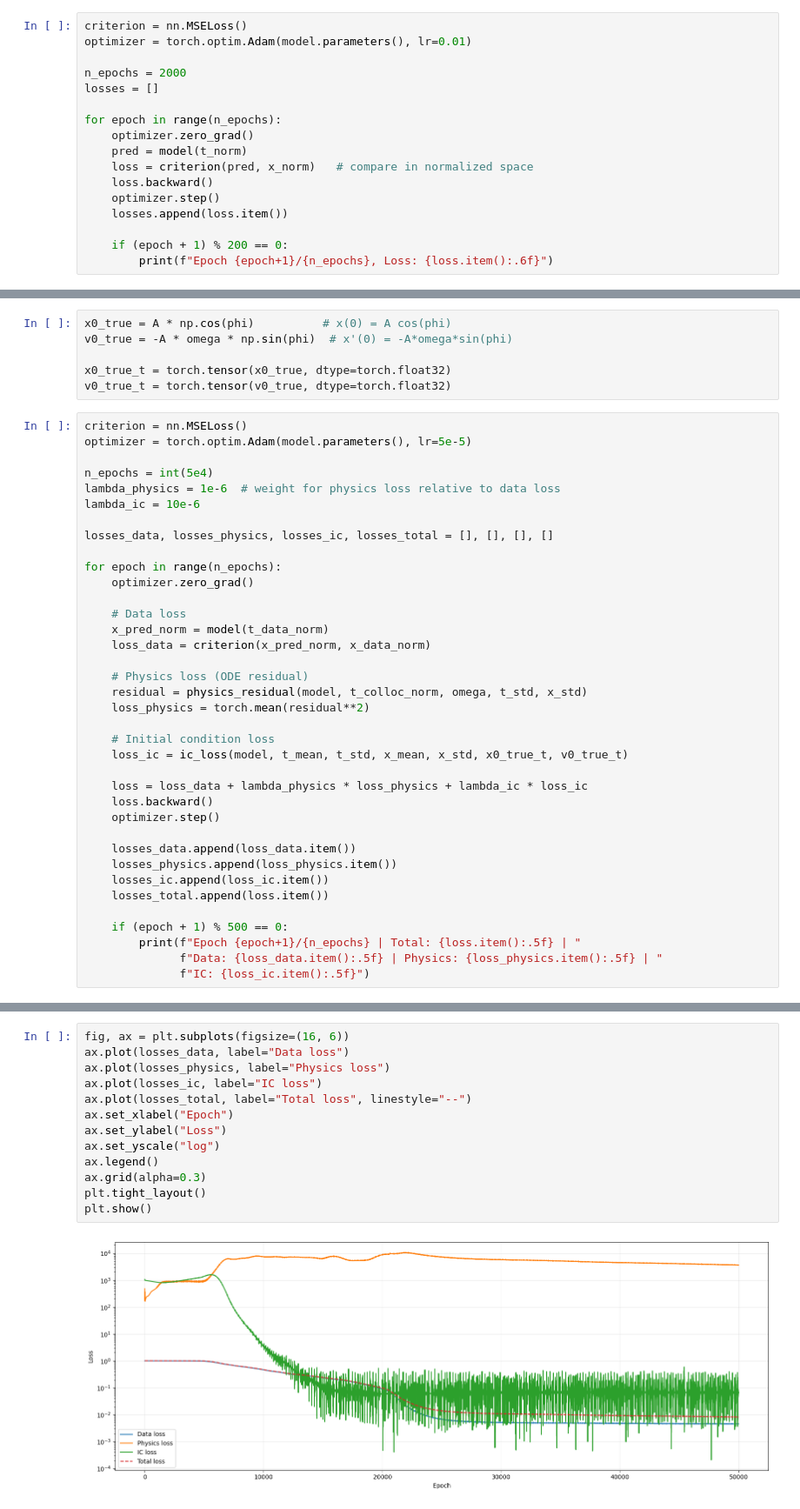
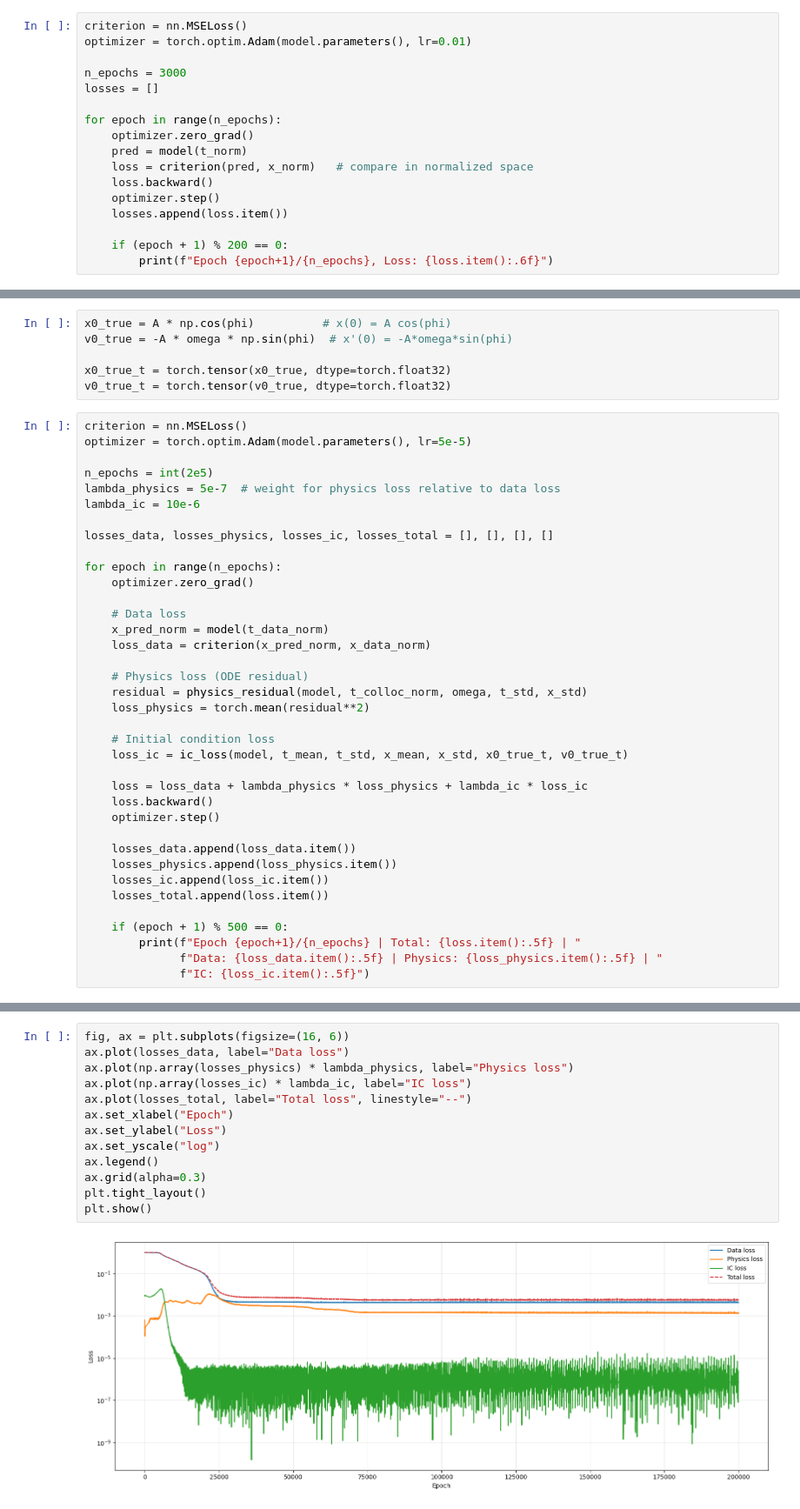
Before and after one commit to GamuceroJP/Thesis, a Jupyter notebook: PINN_examples/simple_HarmonicOsc.ipynb, the cells around one changed output, grey strips where cells are left out. Shown at 87% size. Cells and saved outputs as stored; diff of their text form.

```diff
--- a/PINN_examples/simple_HarmonicOsc.ipynb
+++ b/PINN_examples/simple_HarmonicOsc.ipynb
@@ -82,7 +82,7 @@ model = SHONet()
 criterion = nn.MSELoss()
 optimizer = torch.optim.Adam(model.parameters(), lr=0.01)
 
-n_epochs = 2000
+n_epochs = 3000
 losses = []
 
 for epoch in range(n_epochs):
@@ -288,8 +292,8 @@ v0_true_t = torch.tensor(v0_true, dtype=torch.float32)
 criterion = nn.MSELoss()
 optimizer = torch.optim.Adam(model.parameters(), lr=5e-5)
 
-n_epochs = int(5e4)
-lambda_physics = 1e-6  # weight for physics loss relative to data loss
+n_epochs = int(2e5)
+lambda_physics = 5e-7  # weight for physics loss relative to data loss
 lambda_ic = 10e-6
 
 losses_data, losses_physics, losses_ic, losses_total = [], [], [], []
@@ -342,18 +346,18 @@ Epoch 50000/50000 | Total: 0.00813 | Data: 0.00453 | Physics: 3600.99854 | IC: 0
 # %%
 fig, ax = plt.subplots(figsize=(16, 6))
 ax.plot(losses_data, label="Data loss")
-ax.plot(losses_physics, label="Physics loss")
-ax.plot(losses_ic, label="IC loss")
+ax.plot(np.array(losses_physics) * lambda_physics, label="Physics loss")
+ax.plot(np.array(losses_ic) * lambda_ic, label="IC loss")
 ax.plot(losses_total, label="Total loss", linestyle="--")
 ax.set_xlabel("Epoch")
 ax.set_ylabel("Loss")
 ax.set_yscale("log")
 ax.legend()
 ax.grid(alpha=0.3)
 plt.tight_layout()
 plt.show()
 # %% [output]
-[figure, old version]
+[figure, new version]
 # %%
 model.eval()
 t_test = np.linspace(t_start, t_end + 5, 500)  # extends past training data!
```
Also changed, not shown: parts of 6 cells of this notebook, 5 other files.
